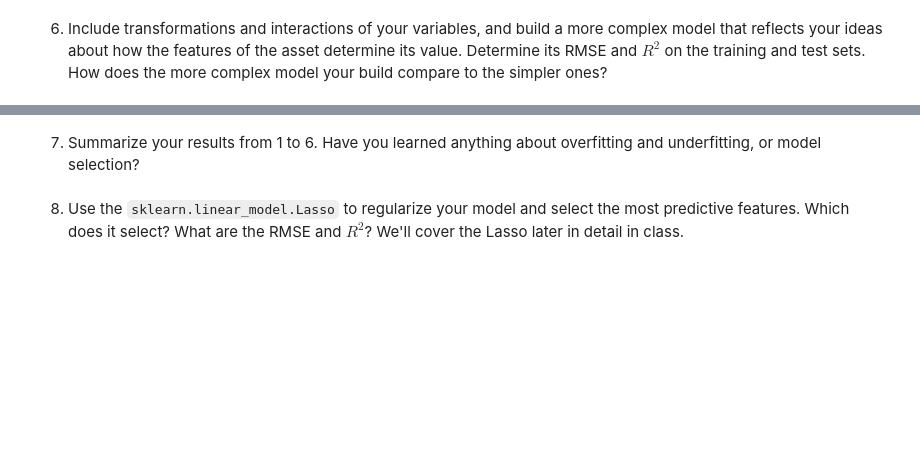
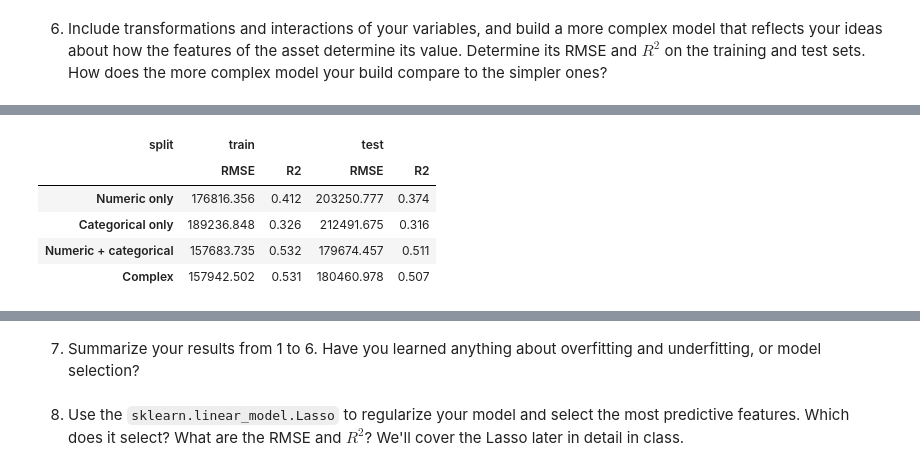
Before and after one commit to lawsonpham/L02-hedonic-pricing, a Jupyter notebook: notebook.ipynb, the cells around one changed output, grey strips where cells are left out. Drawn from its saved outputs; the diff is of its cells as text; code cells hidden in the pictures; blank space fills up the shorter version.

```diff
--- a/notebook.ipynb
+++ b/notebook.ipynb
@@ -301,2 +322,78 @@ Best simple model by test RMSE: Numeric + categorical
 # %% [markdown]
 6. Include transformations and interactions of your variables, and build a more complex model that reflects your ideas about how the features of the asset determine its value. Determine its RMSE and $R^2$ on the training and test sets. How does the more complex model your build compare to the simpler ones?
+# %%
+#make new columns
+def add_features(data):
+        data = data.copy()
+        data["log_sqft"] = np.log(data["house_square_feet"])
+        data["house_age"] = 2020 - data["year_built"].where(data["year_built"] > 0)
+        data["age_squared"] = data["house_age"] ** 2
+        data["has_basement"] = (data["basement_square_feet"] > 0).astype(int)
+        data["has_attic"] = (data["attic_finished_square_feet"] > 0).astype(int)
+        data["has_detached_garage"] = (data["detached_garage_square_feet"] > 0).astype(int)
+        data["bedrooms"] = data["bedrooms"].where(data["bedrooms"] > 0)
+        data["bathrooms"] = data["bathrooms"].where(data["bathrooms"] > 0)
+        data["sqft_x_bath"] = data["log_sqft"] * data["bathrooms"]
+        return data
+
+
+#add features to both of the sets
+X_train_c = add_features(X_train)
+X_test_c = add_features(X_test)
+
+
+#choose + build model
+complex_numeric = [
+    "log_sqft", "house_age", "age_squared", "bedrooms", "bathrooms", "stories",
+    "fireplaces", "attached_garage_square_feet", "basement_square_feet",
+    "has_basement", "has_attic", "has_detached_garage", "sqft_x_bath",
+]
+complex_preprocessor = ColumnTransformer([
+    ("numeric", SimpleImputer(strategy="median"), complex_numeric),
+    ("categorical", Pipeline([
+        ("imputer", SimpleImputer(strategy="constant", fill_value="Missing")),
+        ("one_hot", OneHotEncoder(handle_unknown="ignore")),
+    ]), categorical_cols),
+])
+complex_model = Pipeline([
+    ("preprocessor", complex_preprocessor),
+    ("model", LinearRegression()),
+])
+
+
+complex_model.fit(X_train_c, np.log(y_train))
+
+
+train_pred = np.exp(complex_model.predict(X_train_c))
+
+
+
+test_pred = np.exp(complex_model.predict(X_test_c))
+complex_scores = pd.DataFrame({
+    "split": ["train", "test"],
+    "RMSE": [np.sqrt(mean_squared_error(y_train, train_pred)),
+             np.sqrt(mean_squared_error(y_test, test_pred))],
+    "R2": [r2_score(y_train, train_pred), r2_score(y_test, test_pred)],
+}).set_index("split")
+
+
+
+print("Complex model")
+display(complex_scores.round(3))
+
+
+#comparing
+comparison = pd.concat(
+    {name: scores.stack() for name, scores in {**simple_scores, "Complex": complex_scores}.items()},
+    axis=1,
+).T
+
+display(comparison.round(3))
+
+
+
+'''
+The more complex model performs better on the test set than the simple ones, even through it fits the training set a little worse.
+This would mean that the simple model was fitting the training set's outliers and extreme prices closely, while complex model generalizes better.
+'''
+# %% [output]
@@ -302,0 +405,6 @@ Best simple model by test RMSE: Numeric + categorical
+| split | train |  | test |  |
+|  | RMSE | R2 | RMSE | R2 |
+| Numeric only | 176816.356 | 0.412 | 203250.777 | 0.374 |
+| Categorical only | 189236.848 | 0.326 | 212491.675 | 0.316 |
+| Numeric + categorical | 157683.735 | 0.532 | 179674.457 | 0.511 |
+| Complex | 157942.502 | 0.531 | 180460.978 | 0.507 |
```
Also changed, not shown: parts of 2 cells of this notebook.
